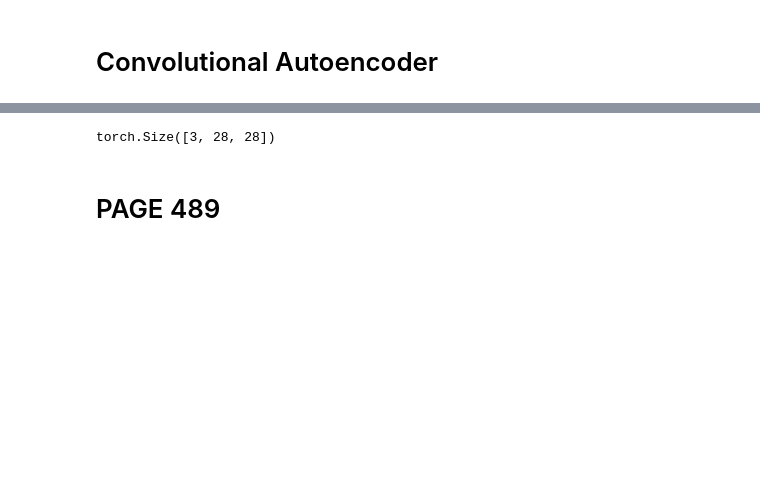
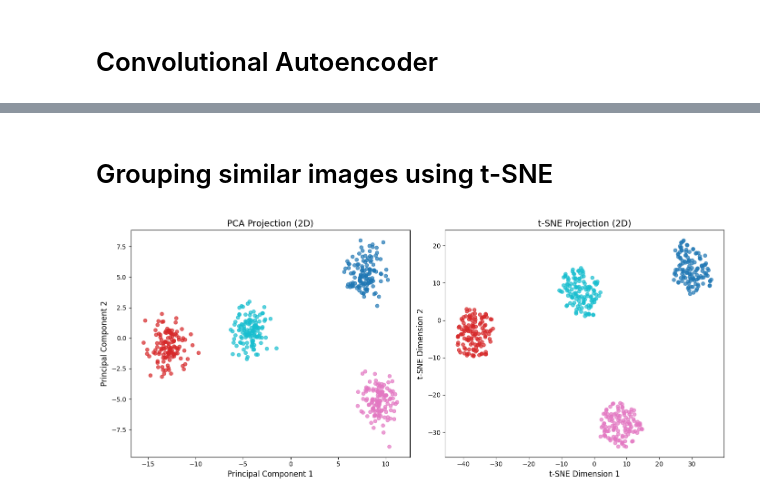
Before and after one commit to RandomSci/Computer-Vision, a Jupyter notebook: with_torch.ipynb, the cells around one changed output, grey strips where cells are left out. Saved outputs shown, nothing was run; the diff lists cells and outputs as text; code cells hidden in the pictures; blank space fills up the shorter version.

```diff
--- a/with_torch.ipynb
+++ b/with_torch.ipynb
@@ -1159,20 +1140,49 @@ epoch 6-> 287
-# %%
-import cv2
-import matplotlib.pyplot as plt
-import torch
-from torchvision.transforms import transforms as T
-
-img = cv2.cvtColor(cv2.imread("coca-cola-logo.png"), cv2.COLOR_BGR2RGB)
-s = T.Compose([
-    T.ToTensor(),
-    T.Resize(28, antialias=True),
-    T.Normalize([0.5], [0.5]),
-    T.Lambda(lambda x: x)
-])
-
-img = s(img)
-img.shape
-# %% [output]
-torch.Size([3, 28, 28])
-# %% [markdown]
-# PAGE 489
+# %% [markdown]
+# Grouping similar images using t-SNE
+# %%
+# Import necessary libraries
+import numpy as np
+import matplotlib.pyplot as plt
+from sklearn.datasets import make_blobs
+from sklearn.decomposition import PCA
+from sklearn.manifold import TSNE
+
+# Generate synthetic data with clusters
+n_samples = 500
+n_features = 5
+n_clusters = 4
+random_state = 42
+
+# Create a dataset with 4 clusters
+X, y = make_blobs(
+    n_samples=n_samples, n_features=n_features, centers=n_clusters, random_state=random_state
+)
+
+# Apply PCA to reduce to 2 dimensions
+pca = PCA(n_components=2)
+X_pca = pca.fit_transform(X)
+
+# Apply t-SNE to reduce to 2 dimensions
+tsne = TSNE(n_components=2, random_state=random_state, perplexity=30, n_iter=1000)
+X_tsne = tsne.fit_transform(X)
+
+# Plot the results
+fig, axs = plt.subplots(1, 2, figsize=(14, 6))
+
+# PCA plot
+axs[0].scatter(X_pca[:, 0], X_pca[:, 1], c=y, cmap='tab10', s=30, alpha=0.7)
+axs[0].set_title("PCA Projection (2D)", fontsize=14)
+axs[0].set_xlabel("Principal Component 1", fontsize=12)
+axs[0].set_ylabel("Principal Component 2", fontsize=12)
+
+# t-SNE plot
+axs[1].scatter(X_tsne[:, 0], X_tsne[:, 1], c=y, cmap='tab10', s=30, alpha=0.7)
+axs[1].set_title("t-SNE Projection (2D)", fontsize=14)
+axs[1].set_xlabel("t-SNE Dimension 1", fontsize=12)
+axs[1].set_ylabel("t-SNE Dimension 2", fontsize=12)
+
+# Adjust layout
+plt.tight_layout()
+plt.show()
+# %% [output]
+[figure, added]
```
Also changed, not shown: parts of 2 cells of this notebook.
